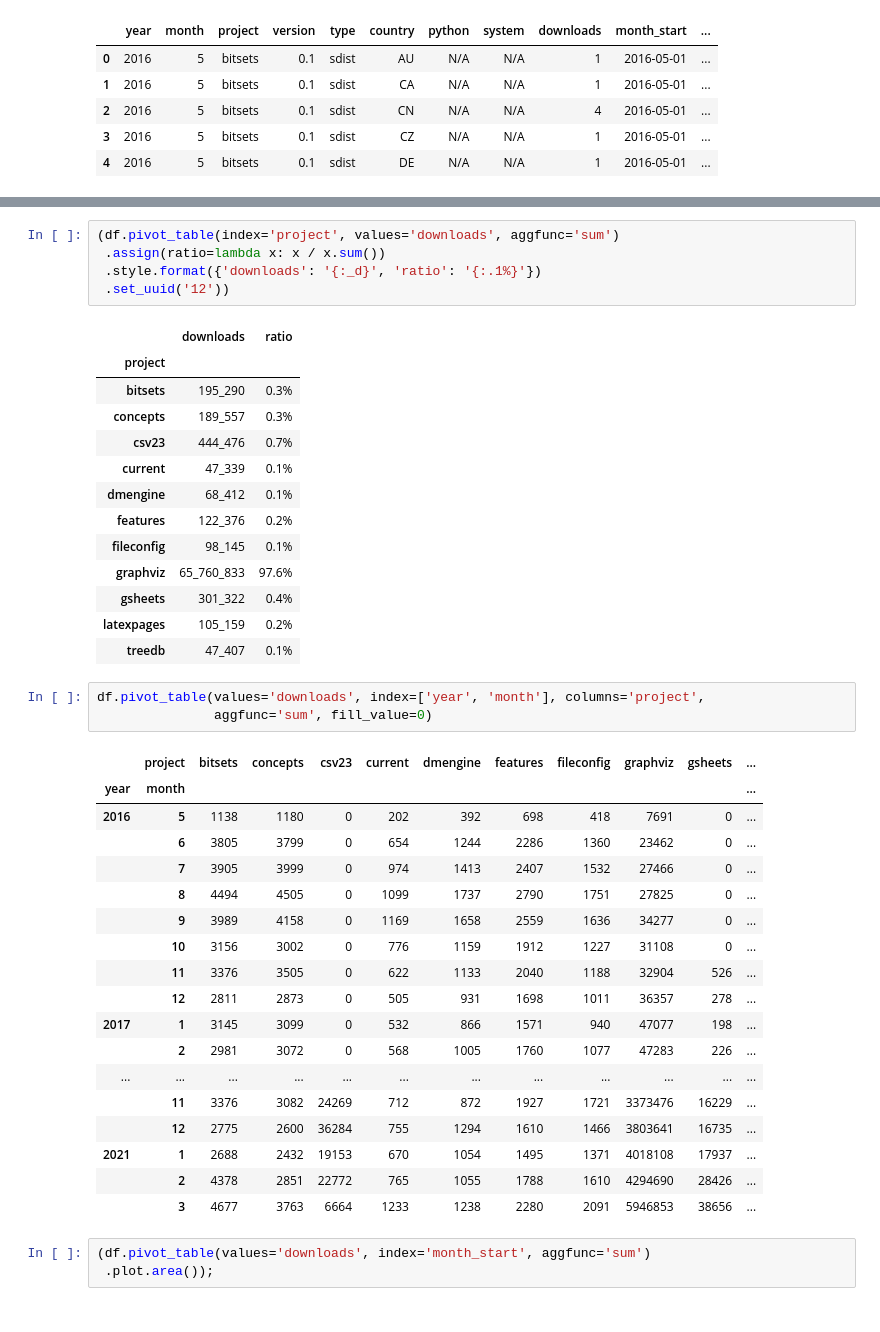
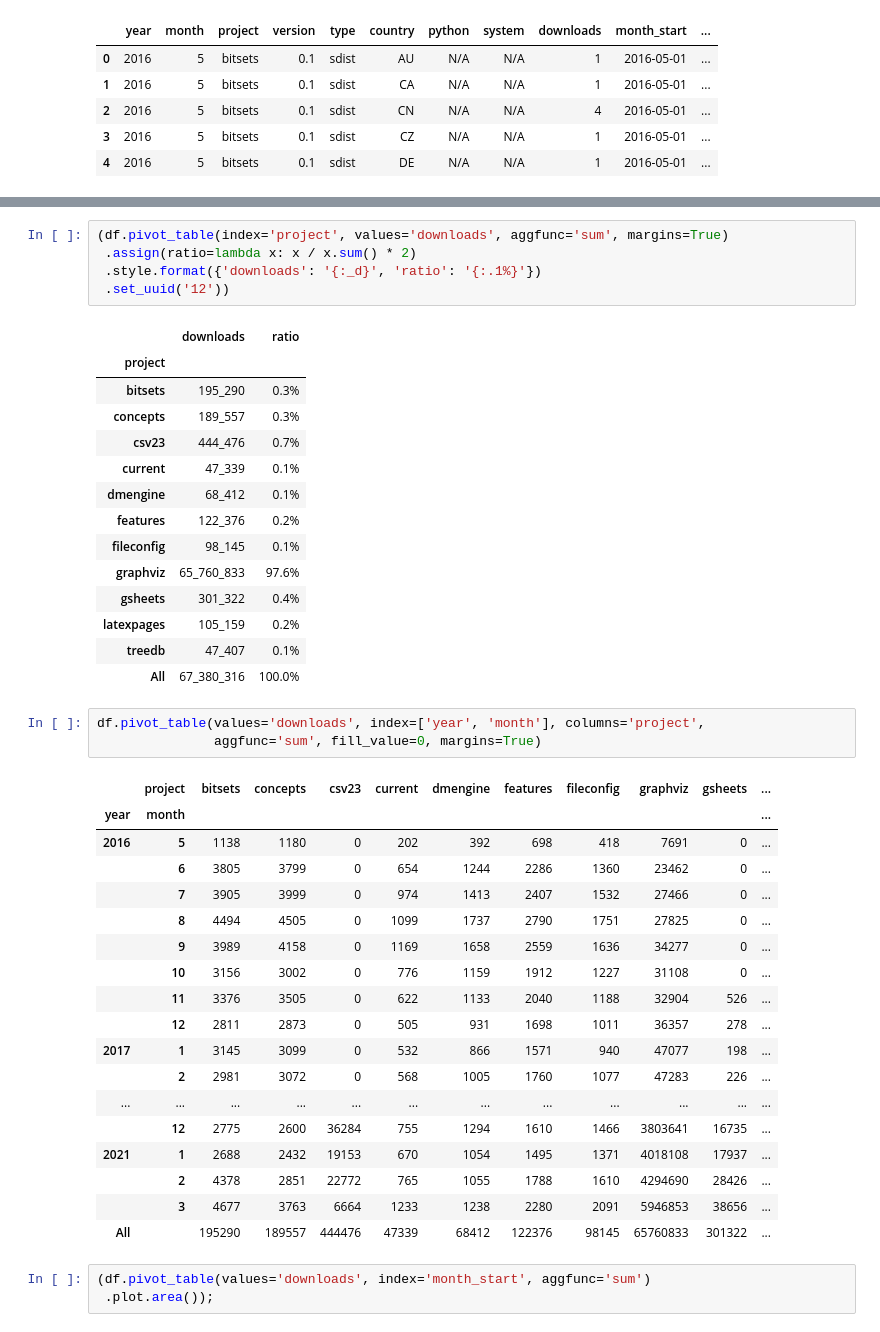
Before and after one commit to xflr6/notebooks, a Jupyter notebook: PyPI.ipynb, the cells around one changed output, grey strips where cells are left out. Saved outputs shown, nothing was run; the diff lists cells and outputs as text.

Commit message:
add margins

```diff
--- a/PyPI.ipynb
+++ b/PyPI.ipynb
@@ -258,8 +259,8 @@ memory usage: 48.0 MB
 | max | 2021 | 12 |  |  |  |  |  |  | 1374242 | 2021-03-01 00:00:00 | ... |
 | std | 1 | 3 |  |  |  |  |  |  | 5039 |  | ... |
 # %%
-(df.pivot_table(index='project', values='downloads', aggfunc='sum')
- .assign(ratio=lambda x: x / x.sum())
+(df.pivot_table(index='project', values='downloads', aggfunc='sum', margins=True)
+ .assign(ratio=lambda x: x / x.sum() * 2)
  .style.format({'downloads': '{:_d}', 'ratio': '{:.1%}'})
  .set_uuid('12'))
 # %% [output]
@@ -276,28 +277,29 @@ memory usage: 48.0 MB
 | gsheets | 301_322 | 0.4% |
 | latexpages | 105_159 | 0.2% |
 | treedb | 47_407 | 0.1% |
+| All | 67_380_316 | 100.0% |
 # %%
 df.pivot_table(values='downloads', index=['year', 'month'], columns='project',
-               aggfunc='sum', fill_value=0)
+               aggfunc='sum', fill_value=0, margins=True)
 # %% [output]
 |  | project | bitsets | concepts | csv23 | current | dmengine | features | fileconfig | graphviz | gsheets | ... |
 | year | month |  |  |  |  |  |  |  |  |  | ... |
 | 2016 | 5 | 1138 | 1180 | 0 | 202 | 392 | 698 | 418 | 7691 | 0 | ... |
 |  | 6 | 3805 | 3799 | 0 | 654 | 1244 | 2286 | 1360 | 23462 | 0 | ... |
 |  | 7 | 3905 | 3999 | 0 | 974 | 1413 | 2407 | 1532 | 27466 | 0 | ... |
 |  | 8 | 4494 | 4505 | 0 | 1099 | 1737 | 2790 | 1751 | 27825 | 0 | ... |
 |  | 9 | 3989 | 4158 | 0 | 1169 | 1658 | 2559 | 1636 | 34277 | 0 | ... |
 |  | 10 | 3156 | 3002 | 0 | 776 | 1159 | 1912 | 1227 | 31108 | 0 | ... |
 |  | 11 | 3376 | 3505 | 0 | 622 | 1133 | 2040 | 1188 | 32904 | 526 | ... |
 |  | 12 | 2811 | 2873 | 0 | 505 | 931 | 1698 | 1011 | 36357 | 278 | ... |
 | 2017 | 1 | 3145 | 3099 | 0 | 532 | 866 | 1571 | 940 | 47077 | 198 | ... |
 |  | 2 | 2981 | 3072 | 0 | 568 | 1005 | 1760 | 1077 | 47283 | 226 | ... |
 | ... | ... | ... | ... | ... | ... | ... | ... | ... | ... | ... | ... |
-|  | 11 | 3376 | 3082 | 24269 | 712 | 872 | 1927 | 1721 | 3373476 | 16229 | ... |
 |  | 12 | 2775 | 2600 | 36284 | 755 | 1294 | 1610 | 1466 | 3803641 | 16735 | ... |
 | 2021 | 1 | 2688 | 2432 | 19153 | 670 | 1054 | 1495 | 1371 | 4018108 | 17937 | ... |
 |  | 2 | 4378 | 2851 | 22772 | 765 | 1055 | 1788 | 1610 | 4294690 | 28426 | ... |
 |  | 3 | 4677 | 3763 | 6664 | 1233 | 1238 | 2280 | 2091 | 5946853 | 38656 | ... |
+| All |  | 195290 | 189557 | 444476 | 47339 | 68412 | 122376 | 98145 | 65760833 | 301322 | ... |
 # %%
 (df.pivot_table(values='downloads', index='month_start', aggfunc='sum')
  .plot.area());
```
Also changed, not shown: parts of 2 cells of this notebook.
